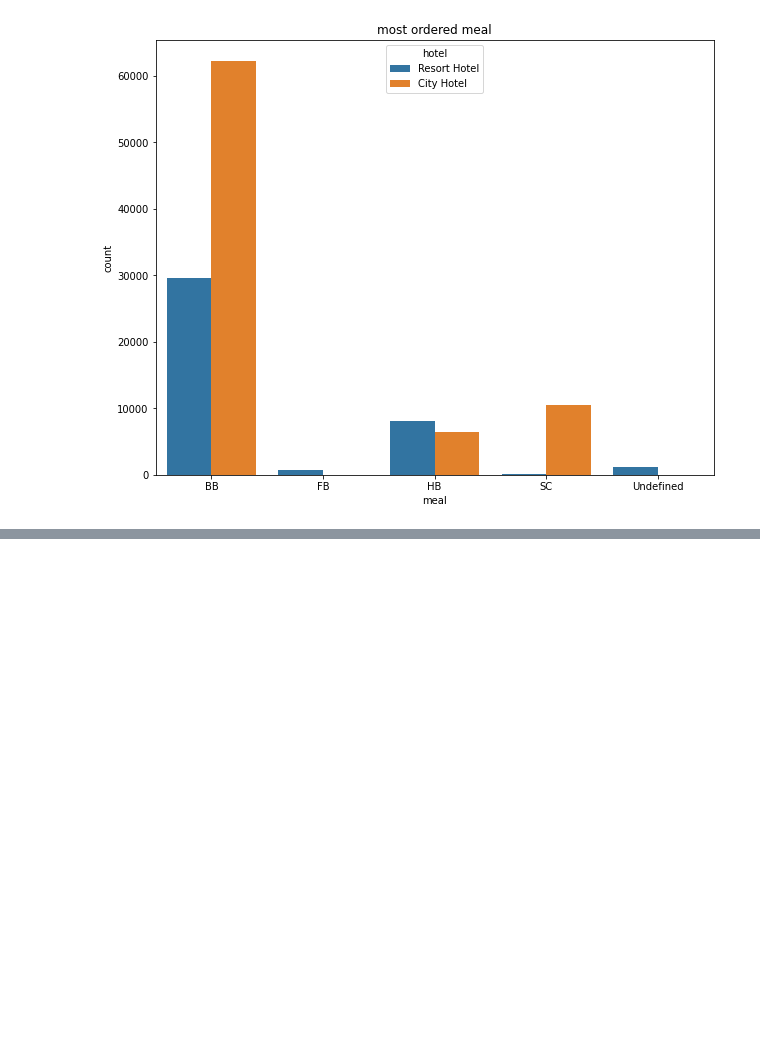
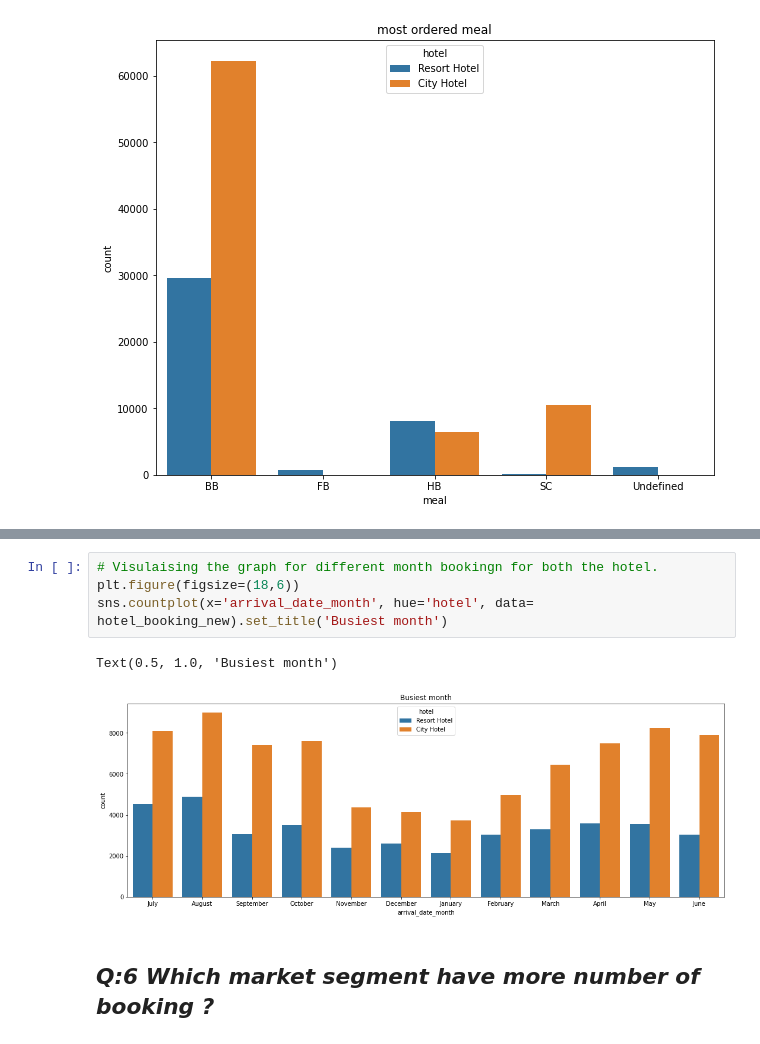
Before and after one commit to Achin120/Hotel-Booking-Analysis-, a Jupyter notebook: Achin_Hotel_Booking_Analysis_Capstone_Project.ipynb, the cells around one changed output, grey strips where cells are left out. Drawn from its saved outputs; the diff is of its cells as text; blank space fills up the shorter version.

```diff
--- a/Achin_Hotel_Booking_Analysis_Capstone_Project.ipynb
+++ b/Achin_Hotel_Booking_Analysis_Capstone_Project.ipynb
@@ -380,0 +498,9 @@ Text(0.5, 1.0, 'most ordered meal')
+# %%
+# Visulaising the graph for different month bookingn for both the hotel.
+plt.figure(figsize=(18,6))
+sns.countplot(x='arrival_date_month', hue='hotel', data= hotel_booking_new).set_title('Busiest month')
+# %% [output]
+Text(0.5, 1.0, 'Busiest month')
+[figure, added]
+# %% [markdown]
+## ***Q:6 Which market segment have more number of booking ?***
```
Also changed, not shown: parts of 30 cells of this notebook.
